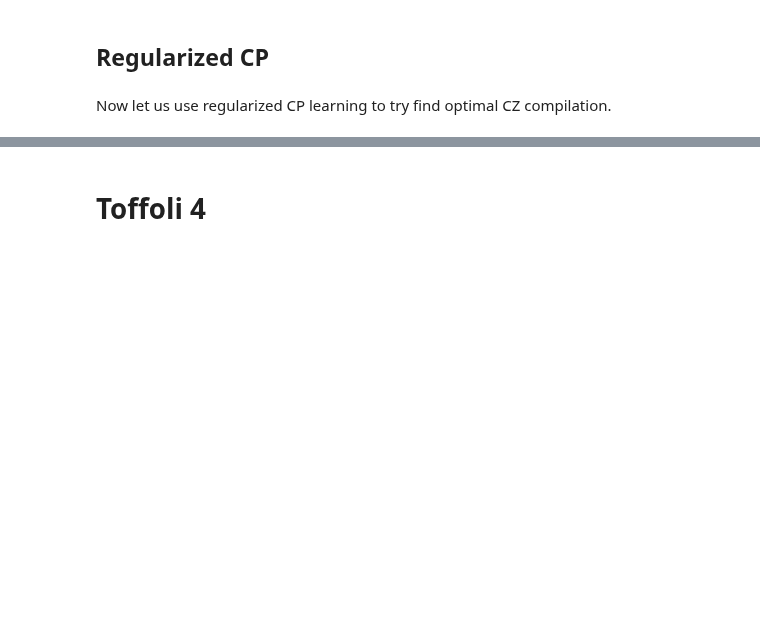
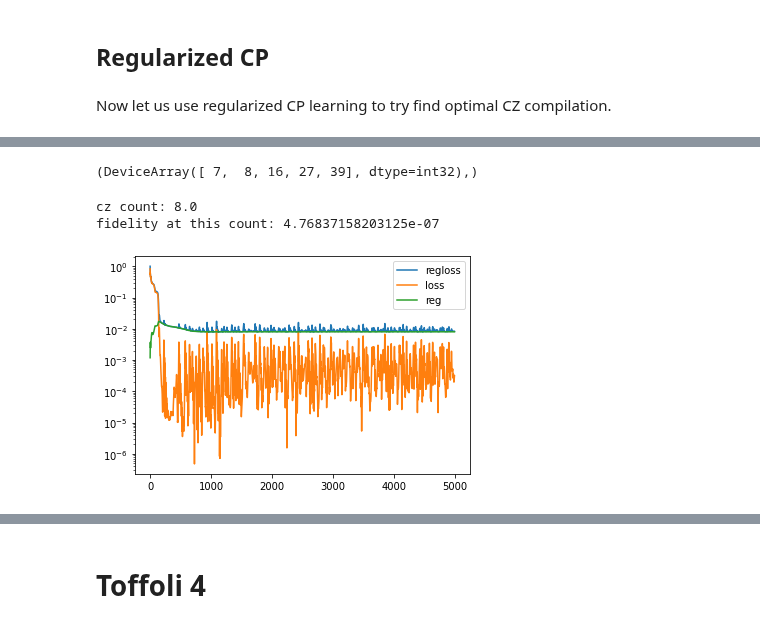
Before and after one commit to idnm/cpflow, a Jupyter notebook: CP.ipynb, the cells around one changed output, grey strips where cells are left out. Drawn from its saved outputs; the diff is of its cells as text; code cells hidden in the pictures; blank space fills up the shorter version.

```diff
--- a/CP.ipynb
+++ b/CP.ipynb
@@ -379,0 +383,26 @@ That looked pretty easy, didn't it!?
+# %%
+qc = QuantumCircuit(3)
+qc.ccx(0, 1, 2)
+u_toff3 = Operator(qc.reverse_bits()).data
+
+anz = Ansatz(3, 'cp', fill_layers(chain_layer(3), 18))
+loss_f  = lambda angs: disc2(anz.unitary(angs), u_toff3)
+
+reg_options = {'r': 0.001,
+               'function': 'linear',
+               'ymax': 2,
+               'xmax': jnp.pi/2,
+               'plato': 0.05,
+               'num_gates': 8,
+               'angle_tolerance': 0.1,
+               'cp_mask': anz.cp_mask}
+# %%
+%%time
+initial_angles_array = [random_angles(anz.num_angles, key=random.PRNGKey(i)) for i in range(40)]
+res, best_params, success = anz.learn(u_toff3,
+                         regularization_options=reg_options,
+                         initial_angles=initial_angles_array,
+                         target_loss=1e-4)
+res_rnd=res, best_params, success
+
+print(sum(success)/len(success))
@@ -379,0 +413,10 @@ That looked pretty easy, didn't it!?
+# %%
+%%time
+initial_angles_array = [random_cp_angles(anz.num_angles, anz.cp_mask, key=random.PRNGKey(i)) for i in range(40)]
+res, best_params, success = anz.learn(u_toff3,
+                         regularization_options=reg_options,
+                         initial_angles=initial_angles_array,
+                         target_loss=1e-4)
+res_cp=res, best_params, success
+
+print(sum(success)/len(success))
@@ -379,0 +427,10 @@ That looked pretty easy, didn't it!?
+# %%
+jnp.where(jnp.array(success)==True)
+# %% [output]
+(DeviceArray([ 7,  8, 16, 27, 39], dtype=int32),)
+# %%
+_, _ = report_cp_learning(res[8], anz.cp_mask)
+# %% [output]
+cz count: 8.0
+fidelity at this count: 4.76837158203125e-07
+[figure, added]
```
Also changed, not shown: parts of 33 cells of this notebook, 8 other files.
